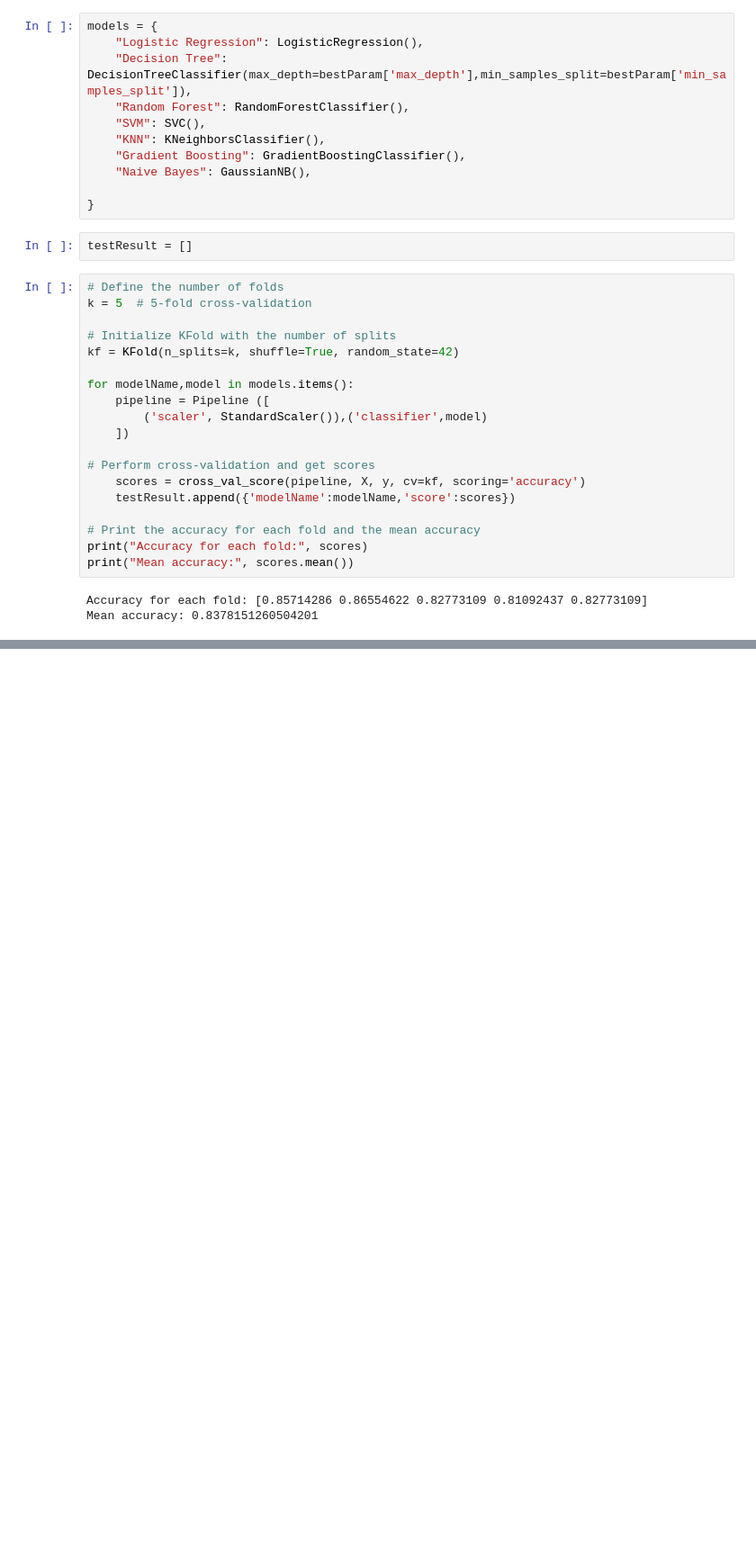
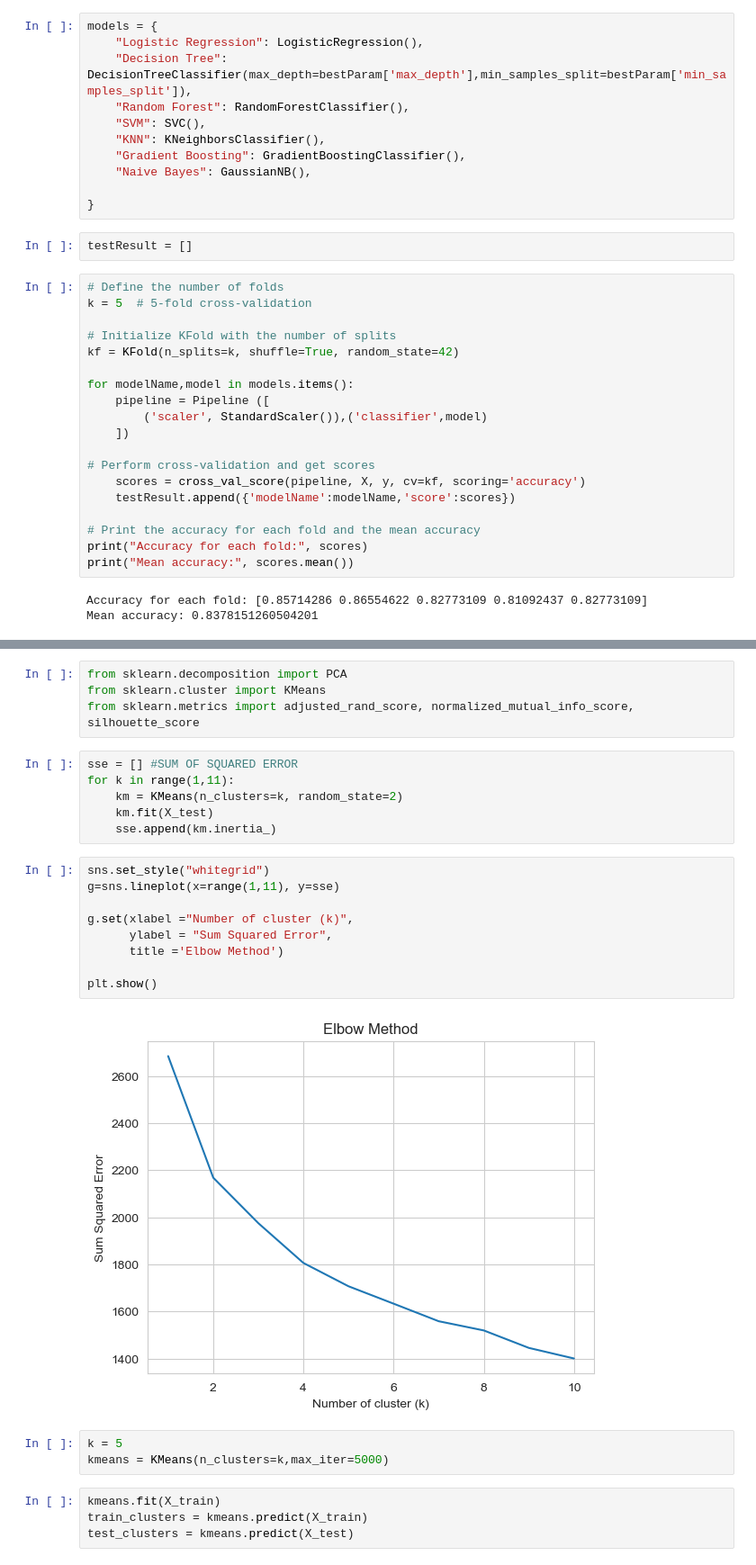
Before and after one commit to Abhkrishnan/MachineLearningGroup12, a Jupyter notebook: PorjectOne/code.ipynb, the cells around one changed output, grey strips where cells are left out. Shown: that part at 90% size. Saved outputs shown, nothing was run; the diff lists cells and outputs as text; blank space fills up the shorter version.

Commit message:
Kmeans clustering

```diff
--- a/PorjectOne/code.ipynb
+++ b/PorjectOne/code.ipynb
@@ -264,3 +264,31 @@ print(scores_df)
 4                  KNN  0.886555  0.869748  0.857143  0.840336  0.794118
 5    Gradient Boosting  0.915966  0.911765  0.890756  0.857143  0.857143
 6          Naive Bayes  0.857143  0.865546  0.827731  0.810924  0.827731
+# %%
+from sklearn.decomposition import PCA
+from sklearn.cluster import KMeans
+from sklearn.metrics import adjusted_rand_score, normalized_mutual_info_score, silhouette_score
+# %%
+sse = [] #SUM OF SQUARED ERROR
+for k in range(1,11):
+    km = KMeans(n_clusters=k, random_state=2)
+    km.fit(X_test)
+    sse.append(km.inertia_)
+# %%
+sns.set_style("whitegrid")
+g=sns.lineplot(x=range(1,11), y=sse)
+
+g.set(xlabel ="Number of cluster (k)",
+      ylabel = "Sum Squared Error",
+      title ='Elbow Method')
+
+plt.show()
+# %% [output]
+[figure, added]
+# %%
+k = 5
+kmeans = KMeans(n_clusters=k,max_iter=5000)
+# %%
+kmeans.fit(X_train)
+train_clusters = kmeans.predict(X_train)
+test_clusters = kmeans.predict(X_test)
```
Also changed, not shown: parts of 8 cells of this notebook.
